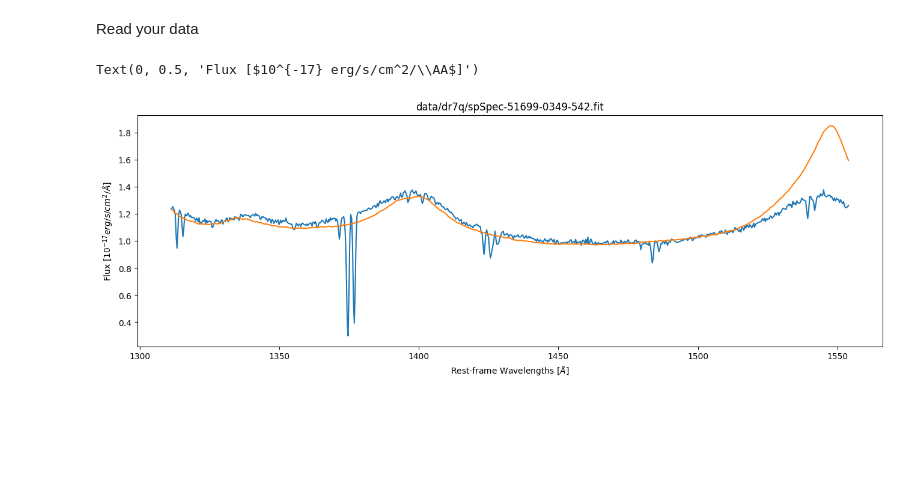
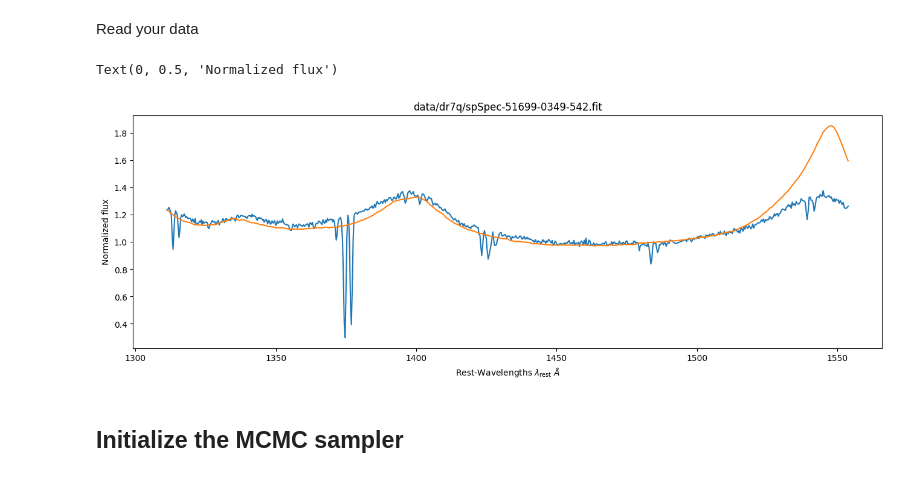
Before and after one commit to jibanCat/gpy_dla_detection, a Jupyter notebook: notebooks/GP CIV using MCMC.ipynb, the cells around one changed output. Saved outputs shown, nothing was run; the diff lists cells and outputs as text; code cells hidden in the pictures; blank space fills up the shorter version.

```diff
--- a/notebooks/GP CIV using MCMC.ipynb
+++ b/notebooks/GP CIV using MCMC.ipynb
@@ -78,12 +96,14 @@ civ_gp.set_data(
 # %%
 plt.figure(figsize=(16, 5))
 
 plt.plot(civ_gp.x, civ_gp.y)
 plt.plot(civ_gp.x, civ_gp.this_mu)
 
 plt.title(filename)
-plt.xlabel("Rest-frame Wavelengths [$\AA$]")
-plt.ylabel("Flux [$10^{-17} erg/s/cm^2/\AA$]")
+plt.xlabel(r"Rest-Wavelengths $\lambda_{\mathrm{rest}}$ $\AA$")
+plt.ylabel(r"Normalized flux")
 # %% [output]
-Text(0, 0.5, 'Flux [$10^{-17} erg/s/cm^2/\\AA$]')
+Text(0, 0.5, 'Normalized flux')
-[figure, old version]
+[figure, new version]
+# %% [markdown]
+## Initialize the MCMC sampler
```
Also changed, not shown: parts of 11 cells of this notebook.
